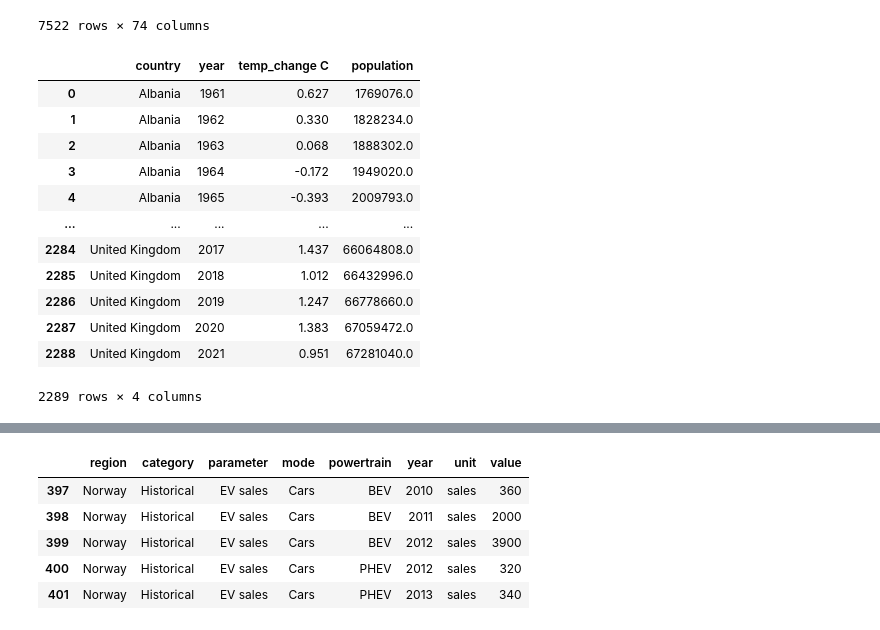
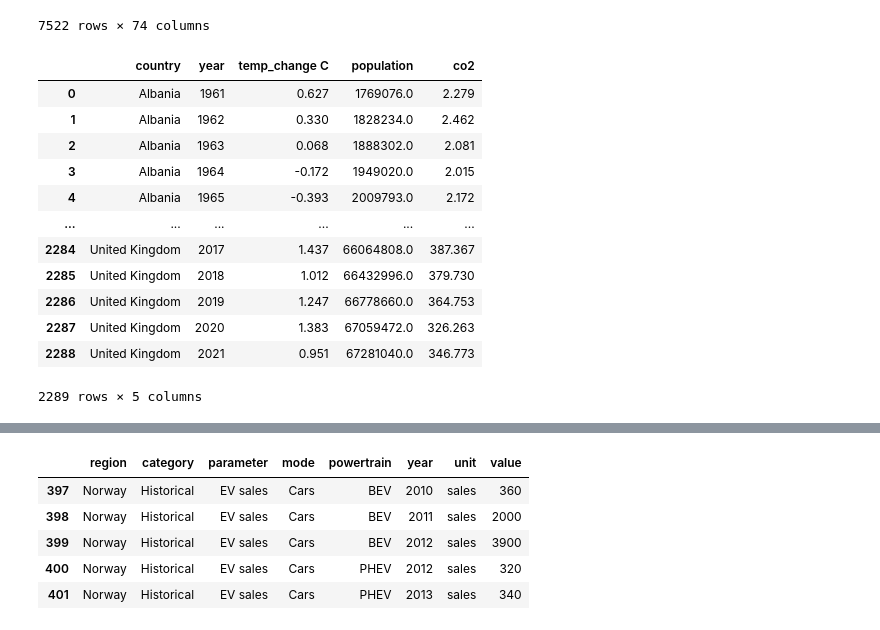
Before and after one commit to TrulsST/VisualAnalytics, a Jupyter notebook: Data_processing.ipynb, the cells around one changed output, grey strips where cells are left out. Saved outputs shown, nothing was run; the diff lists cells and outputs as text; code cells hidden in the pictures.

```diff
--- a/Data_processing.ipynb
+++ b/Data_processing.ipynb
@@ -272,27 +273,27 @@ df_co2
 | 43999 | United Kingdom | 2020 | GBR | 67059472.0 | NaN | 3.900 | 0.058 | 326.263 | ... |
 | 44000 | United Kingdom | 2021 | GBR | 67281040.0 | NaN | 3.900 | 0.058 | 346.773 | ... |
 7522 rows × 74 columns
-# %%
-# Merge instead of join, because join uses index, while merge could specify
-# multiple columns
-
-df_main = df_main.merge(df_co2_pop, left_on=['country','year'], right_on = ['country', 'year'])
-df_main.to_excel("data/main.xlsx", index=False)
-df_main
-# %% [output]
-|  | country | year | temp_change C | population |
-| 0 | Albania | 1961 | 0.627 | 1769076.0 |
-| 1 | Albania | 1962 | 0.330 | 1828234.0 |
-| 2 | Albania | 1963 | 0.068 | 1888302.0 |
-| 3 | Albania | 1964 | -0.172 | 1949020.0 |
-| 4 | Albania | 1965 | -0.393 | 2009793.0 |
-| ... | ... | ... | ... | ... |
-| 2284 | United Kingdom | 2017 | 1.437 | 66064808.0 |
-| 2285 | United Kingdom | 2018 | 1.012 | 66432996.0 |
-| 2286 | United Kingdom | 2019 | 1.247 | 66778660.0 |
-| 2287 | United Kingdom | 2020 | 1.383 | 67059472.0 |
-| 2288 | United Kingdom | 2021 | 0.951 | 67281040.0 |
-2289 rows × 4 columns
+# %%
+# Merge instead of join, because join uses index, while merge could specify
+# multiple columns
+
+df_main = df_main.merge(df_co2_pop, left_on=['country','year'], right_on = ['country', 'year'], how = 'inner')
+df_main.to_excel("data/main.xlsx", index=False)
+df_main
+# %% [output]
+|  | country | year | temp_change C | population | co2 |
+| 0 | Albania | 1961 | 0.627 | 1769076.0 | 2.279 |
+| 1 | Albania | 1962 | 0.330 | 1828234.0 | 2.462 |
+| 2 | Albania | 1963 | 0.068 | 1888302.0 | 2.081 |
+| 3 | Albania | 1964 | -0.172 | 1949020.0 | 2.015 |
+| 4 | Albania | 1965 | -0.393 | 2009793.0 | 2.172 |
+| ... | ... | ... | ... | ... | ... |
+| 2284 | United Kingdom | 2017 | 1.437 | 66064808.0 | 387.367 |
+| 2285 | United Kingdom | 2018 | 1.012 | 66432996.0 | 379.730 |
+| 2286 | United Kingdom | 2019 | 1.247 | 66778660.0 | 364.753 |
+| 2287 | United Kingdom | 2020 | 1.383 | 67059472.0 | 326.263 |
+| 2288 | United Kingdom | 2021 | 0.951 | 67281040.0 | 346.773 |
+2289 rows × 5 columns
 # %%
 df_gdp = pd.read_csv("data/GDP.csv",delimiter=";")
 #Drop last column, as it is no values
```
Also changed, not shown: parts of 5 cells of this notebook, 3 other files.
